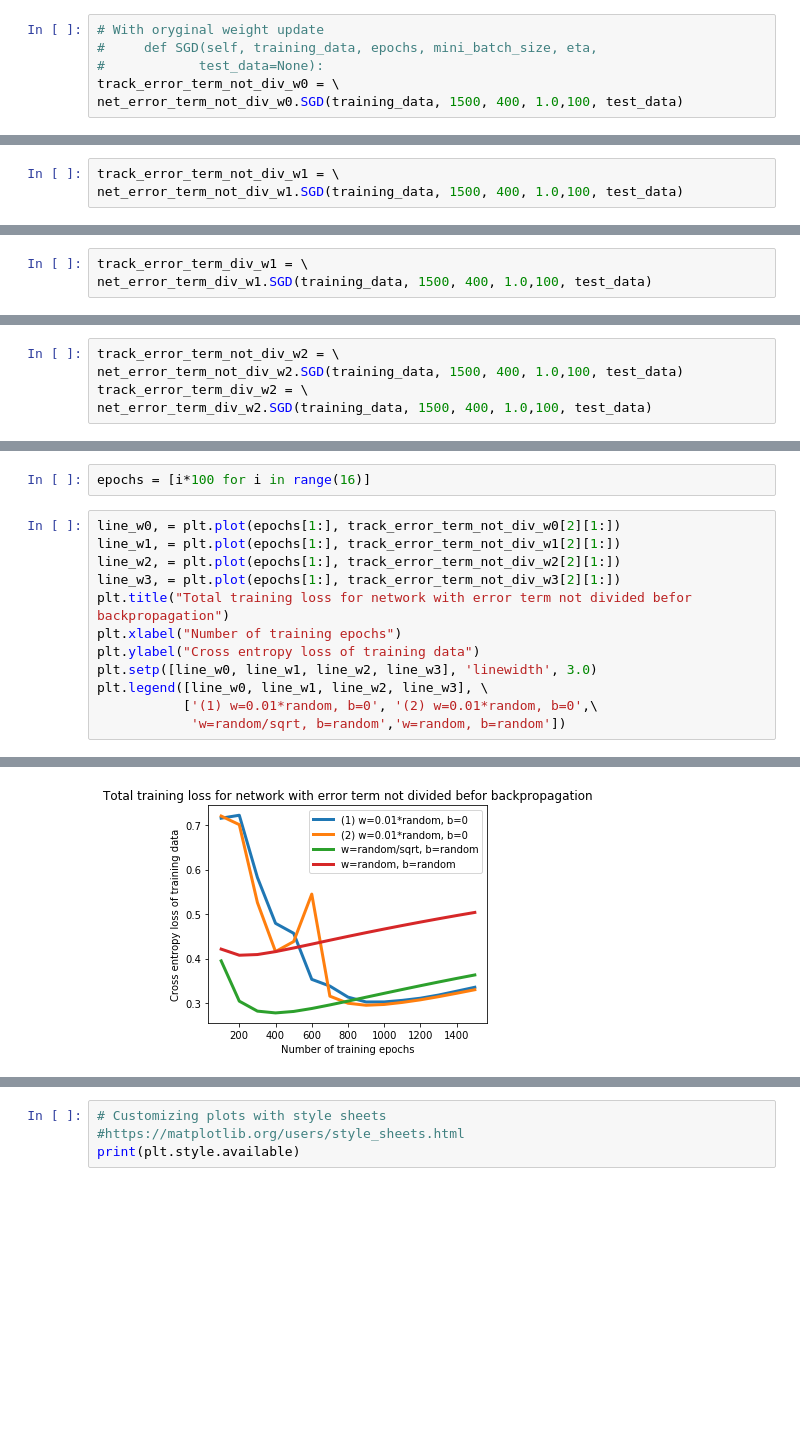
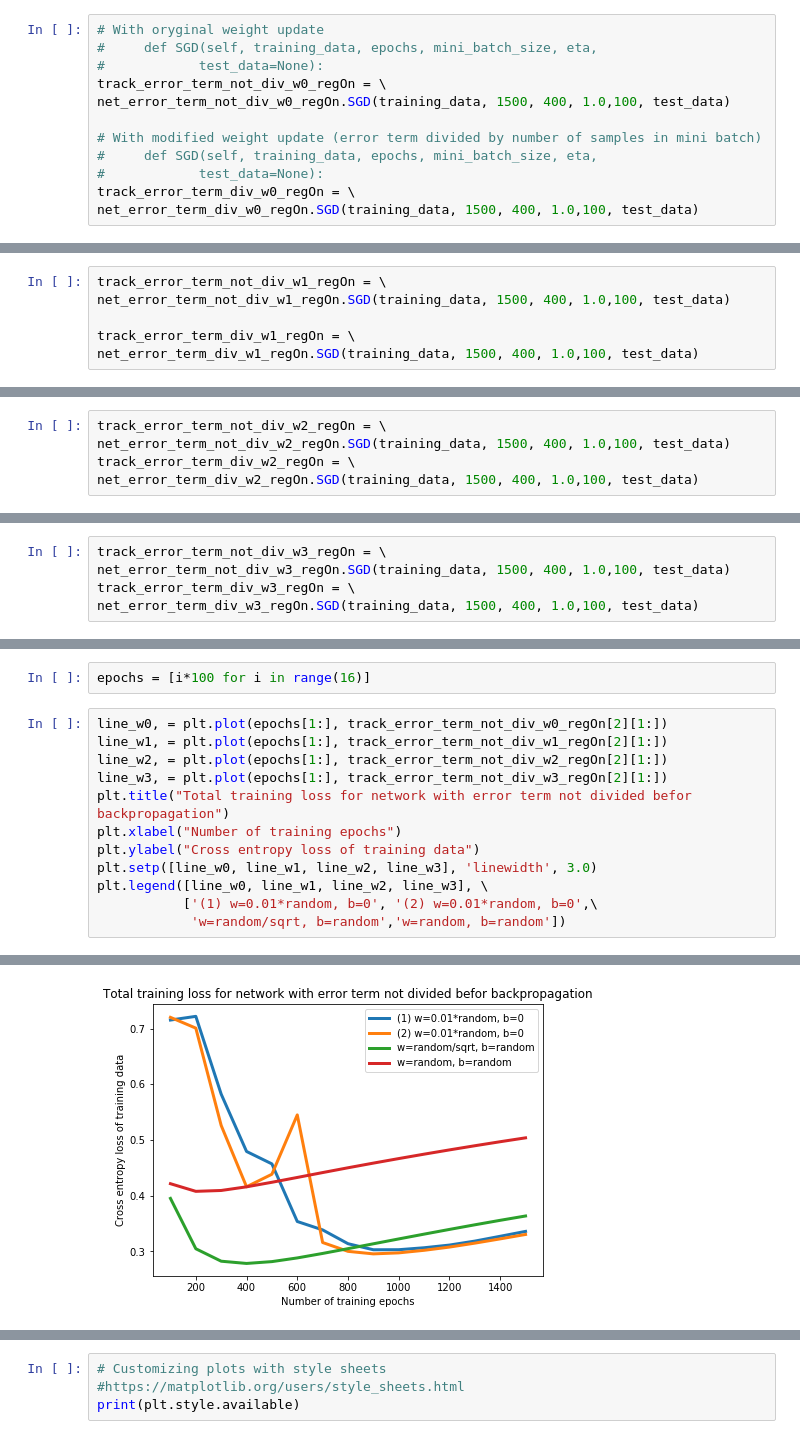
Before and after one commit to DKolmas/Python-Neural-Network, a Jupyter notebook: Network_building_blocks_v0.3.ipynb, the cells around one changed output, grey strips where cells are left out. Drawn from its saved outputs; the diff is of its cells as text; blank space fills up the shorter version.

Commit message:
Working on visualisatin part...

```diff
--- a/Network_building_blocks_v0.3.ipynb
+++ b/Network_building_blocks_v0.3.ipynb
@@ -575,8 +578,14 @@ Time of initialization:  0.017831087112426758
 # With oryginal weight update
 #     def SGD(self, training_data, epochs, mini_batch_size, eta,
 #            test_data=None):
-track_error_term_not_div_w0 = \
-net_error_term_not_div_w0.SGD(training_data, 1500, 400, 1.0,100, test_data)
+track_error_term_not_div_w0_regOn = \
+net_error_term_not_div_w0_regOn.SGD(training_data, 1500, 400, 1.0,100, test_data)
+
+# With modified weight update (error term divided by number of samples in mini batch)
+#     def SGD(self, training_data, epochs, mini_batch_size, eta,
+#            test_data=None):
+track_error_term_div_w0_regOn = \
+net_error_term_div_w0_regOn.SGD(training_data, 1500, 400, 1.0,100, test_data)
 # %% [output]
 Number of all training samples: 300
 Size of the first mini batch:  300
@@ -661,6 +644,9 @@ Time of initialization:  0.014740943908691406
 # %%
-track_error_term_not_div_w1 = \
-net_error_term_not_div_w1.SGD(training_data, 1500, 400, 1.0,100, test_data)
+track_error_term_not_div_w1_regOn = \
+net_error_term_not_div_w1_regOn.SGD(training_data, 1500, 400, 1.0,100, test_data)
+
+track_error_term_div_w1_regOn = \
+net_error_term_div_w1_regOn.SGD(training_data, 1500, 400, 1.0,100, test_data)
 # %% [output]
 Number of all training samples: 300
 Size of the first mini batch:  300
@@ -683,6 +692,8 @@ Epoch 1499: Data loss: 0.0625, Reg loss: 0.2678, Total loss: 0.33026059,  Av tim
 # %%
-track_error_term_div_w1 = \
-net_error_term_div_w1.SGD(training_data, 1500, 400, 1.0,100, test_data)
+track_error_term_not_div_w2_regOn = \
+net_error_term_not_div_w2_regOn.SGD(training_data, 1500, 400, 1.0,100, test_data)
+track_error_term_div_w2_regOn = \
+net_error_term_div_w2_regOn.SGD(training_data, 1500, 400, 1.0,100, test_data)
 # %% [output]
 Number of all training samples: 300
 Size of the first mini batch:  300
@@ -729,8 +739,8 @@ Time of initialization:  0.00480341911315918
 # %%
-track_error_term_not_div_w2 = \
-net_error_term_not_div_w2.SGD(training_data, 1500, 400, 1.0,100, test_data)
-track_error_term_div_w2 = \
-net_error_term_div_w2.SGD(training_data, 1500, 400, 1.0,100, test_data)
+track_error_term_not_div_w3_regOn = \
+net_error_term_not_div_w3_regOn.SGD(training_data, 1500, 400, 1.0,100, test_data)
+track_error_term_div_w3_regOn = \
+net_error_term_div_w3_regOn.SGD(training_data, 1500, 400, 1.0,100, test_data)
 # %% [output]
 Number of all training samples: 300
 Size of the first mini batch:  300
@@ -799,18 +762,18 @@ Epoch 1499: Data loss: 0.1118, Reg loss: 0.1483, Total loss: 0.26013628,  Av tim
 # %%
 epochs = [i*100 for i in range(16)]
 # %%
-line_w0, = plt.plot(epochs[1:], track_error_term_not_div_w0[2][1:])
-line_w1, = plt.plot(epochs[1:], track_error_term_not_div_w1[2][1:])
-line_w2, = plt.plot(epochs[1:], track_error_term_not_div_w2[2][1:])
-line_w3, = plt.plot(epochs[1:], track_error_term_not_div_w3[2][1:])
+line_w0, = plt.plot(epochs[1:], track_error_term_not_div_w0_regOn[2][1:])
+line_w1, = plt.plot(epochs[1:], track_error_term_not_div_w1_regOn[2][1:])
+line_w2, = plt.plot(epochs[1:], track_error_term_not_div_w2_regOn[2][1:])
+line_w3, = plt.plot(epochs[1:], track_error_term_not_div_w3_regOn[2][1:])
 plt.title("Total training loss for network with error term not divided befor backpropagation")
 plt.xlabel("Number of training epochs")
 plt.ylabel("Cross entropy loss of training data")
 plt.setp([line_w0, line_w1, line_w2, line_w3], 'linewidth', 3.0)
 plt.legend([line_w0, line_w1, line_w2, line_w3], \
            ['(1) w=0.01*random, b=0', '(2) w=0.01*random, b=0',\
             'w=random/sqrt, b=random','w=random, b=random'])
 # %% [output]
 <matplotlib.legend.Legend at 0x...>
-[figure, old version]
+[figure, new version]
 # %%
```
Also changed, not shown: parts of 33 cells of this notebook.
